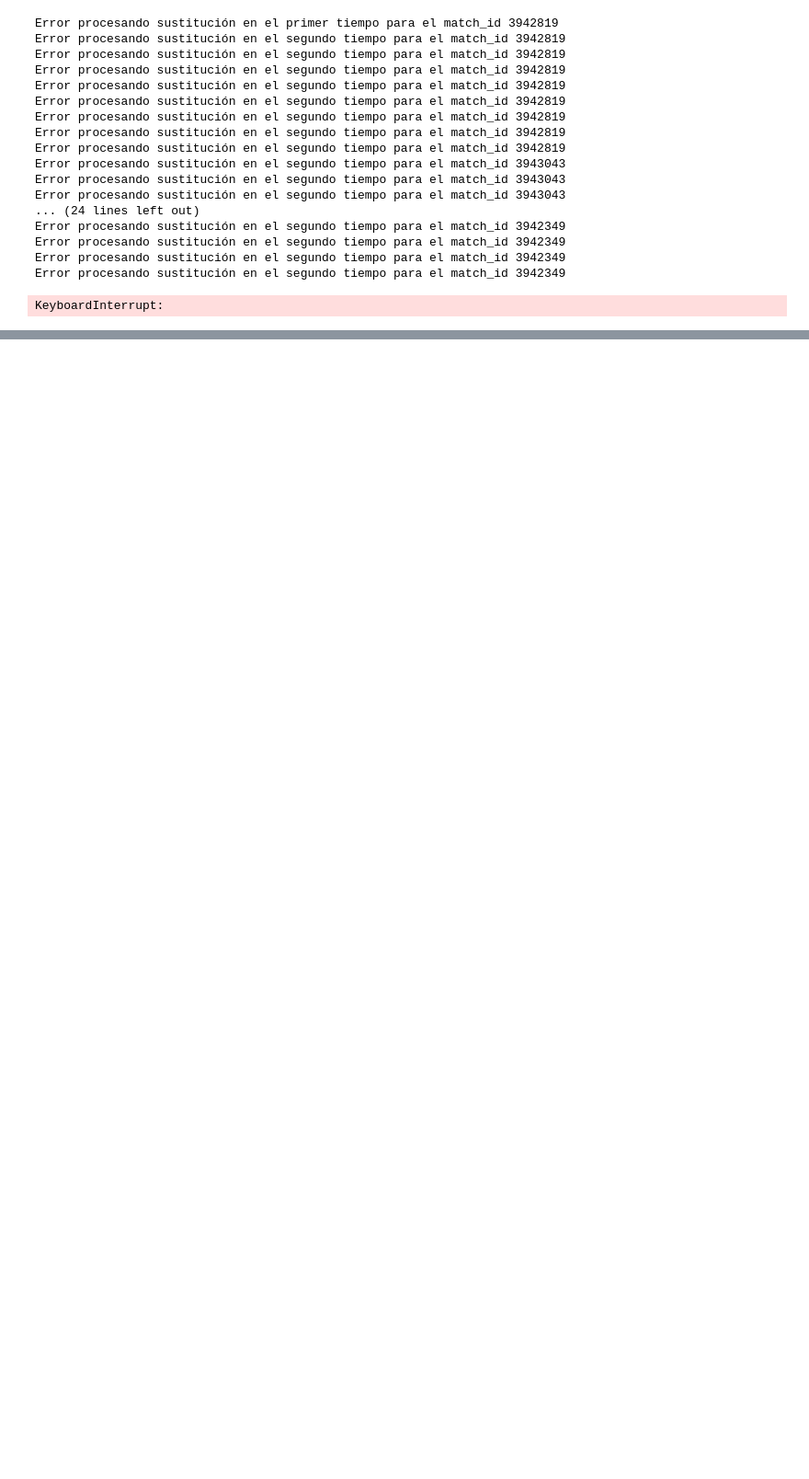
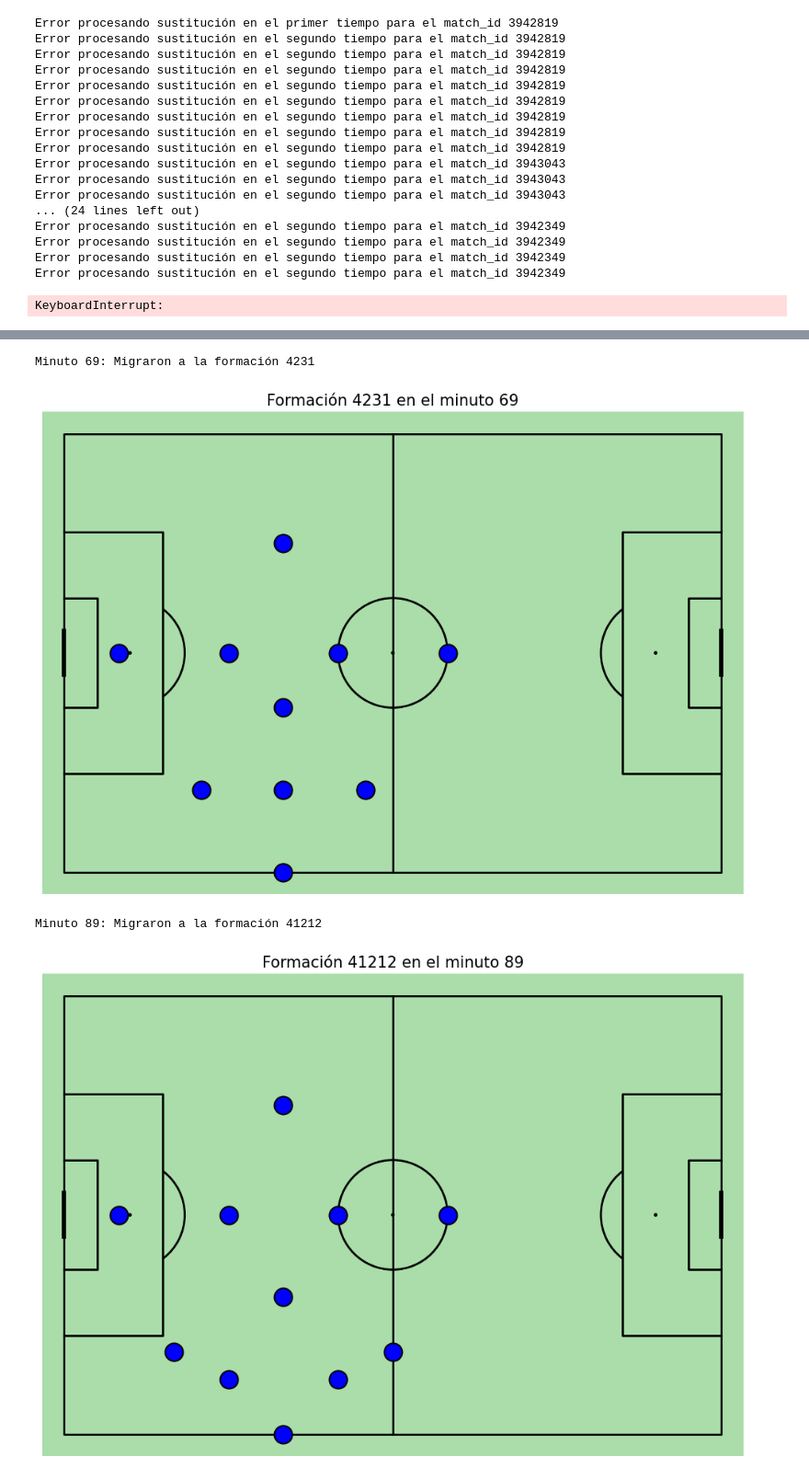
Before and after one commit to marioruizgonzalez/itam_project, a Jupyter notebook: itam_project.ipynb, the cells around one changed output, grey strips where cells are left out. Shown at 92% size. Cells and saved outputs as stored; diff of their text form; code cells hidden in the pictures; blank space fills up the shorter version.

```diff
--- a/itam_project.ipynb
+++ b/itam_project.ipynb
@@ -1302,0 +1505,72 @@ KeyboardInterrupt:
+# %%
+from statsbombpy import sb
+from mplsoccer import Pitch
+import matplotlib.pyplot as plt
+
+# Definir coordenadas fijas para las posiciones en formaciones comunes (ejemplo 4-3-3, 4-4-2, etc.)
+def obtener_coordenadas_por_formacion(formacion):
+    formaciones_dict = {
+        433: [(20, 80), (40, 80), (60, 80),   # Delanteros
+              (15, 60), (35, 60), (55, 60),   # Mediocampistas
+              (10, 40), (30, 40), (50, 40), (70, 40), # Defensas
+              (40, 20)],                      # Portero
+        442: [(25, 80), (55, 80),             # Delanteros
+              (10, 60), (30, 60), (50, 60), (70, 60), # Mediocampistas
+              (10, 40), (30, 40), (50, 40), (70, 40), # Defensas
+              (40, 20)],                      # Portero
+        # Agrega más formaciones según sea necesario
+        4231: [(40, 80),                      # Delantero
+               (25, 65), (40, 65), (55, 65),  # Mediocampistas ofensivos
+               (40, 50),                      # Mediocentro defensivo
+               (10, 40), (30, 40), (50, 40), (70, 40), # Defensas
+               (40, 20)],                     # Portero
+        41212: [(40, 80),                     # Delantero
+                (30, 70), (50, 70),           # Mediocentros ofensivos
+                (40, 55),                     # Mediocentro defensivo
+                (20, 65), (60, 65),           # Laterales
+                (10, 40), (30, 40), (50, 40), (70, 40), # Defensas
+                (40, 20)]                     # Portero
+    }
+    return formaciones_dict.get(formacion, None)
+
+# Obtener los eventos de un partido específico
+eventos = sb.events(match_id=3943043)
+
+# Filtrar los eventos tácticos (parados tácticos)
+cambios_tacticos = eventos[eventos['type'] == 'Tactical Shift']
+
+# Revisar los eventos tácticos para ver cómo cambió la formación
+for index, row in cambios_tacticos.iterrows():
+    minuto = row['minute']  # Minuto del cambio táctico
+    formacion = row['tactics']['formation']  # Formación táctica en ese momento
+    alineacion = row['tactics']['lineup']  # Alineación de jugadores en esa formación
+
+    print(f"Minuto {minuto}: Migraron a la formación {formacion}")
+
+    # Obtener coordenadas basadas en la formación
+    posicion_coords = obtener_coordenadas_por_formacion(formacion)
+
+    if posicion_coords:
+        # Crear el campo de fútbol usando mplsoccer
+        pitch = Pitch(pitch_type='statsbomb', line_color='black', pitch_color='#aaddaa')  # Campo verde claro
+        fig, ax = pitch.draw(figsize=(10, 7))
+
+        # Dibujar las posiciones predefinidas de los jugadores
+        x_coords = [pos[0] for pos in posicion_coords]
+        y_coords = [pos[1] for pos in posicion_coords]
+
+        # Dibujar los jugadores en el campo basados en las posiciones predefinidas
+        pitch.scatter(x_coords, y_coords, ax=ax, c='blue', s=300, edgecolors='black', linewidth=1.5)
+
+        # Añadir el título del gráfico con el minuto del cambio táctico
+        ax.set_title(f"Formación {formacion} en el minuto {minuto}", fontsize=15)
+
+        # Mostrar el gráfico
+        plt.show()
+    else:
+        print(f"No se pudo encontrar una formación predefinida para {formacion}.")
+# %% [output]
+Minuto 69: Migraron a la formación 4231
+[figure, added]
+Minuto 89: Migraron a la formación 41212
+[figure, added]
```
Also changed, not shown: parts of 11 cells of this notebook, 2 other files.
